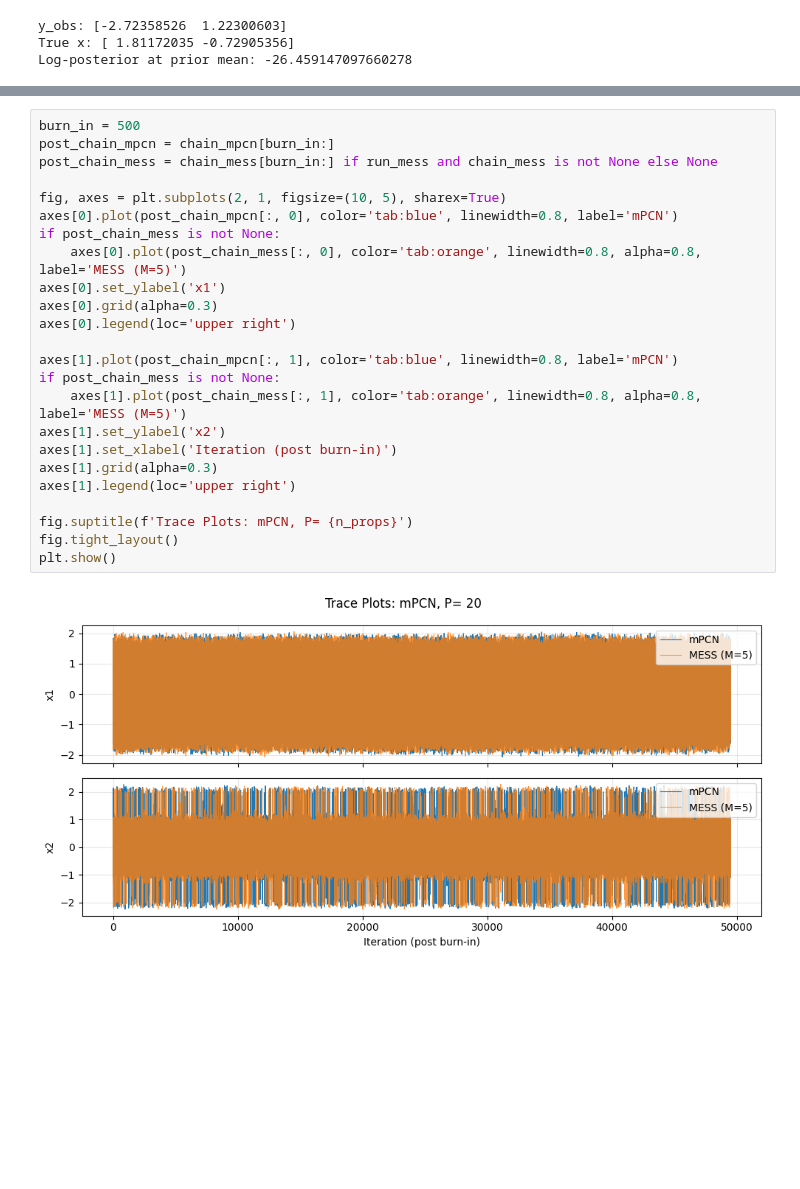
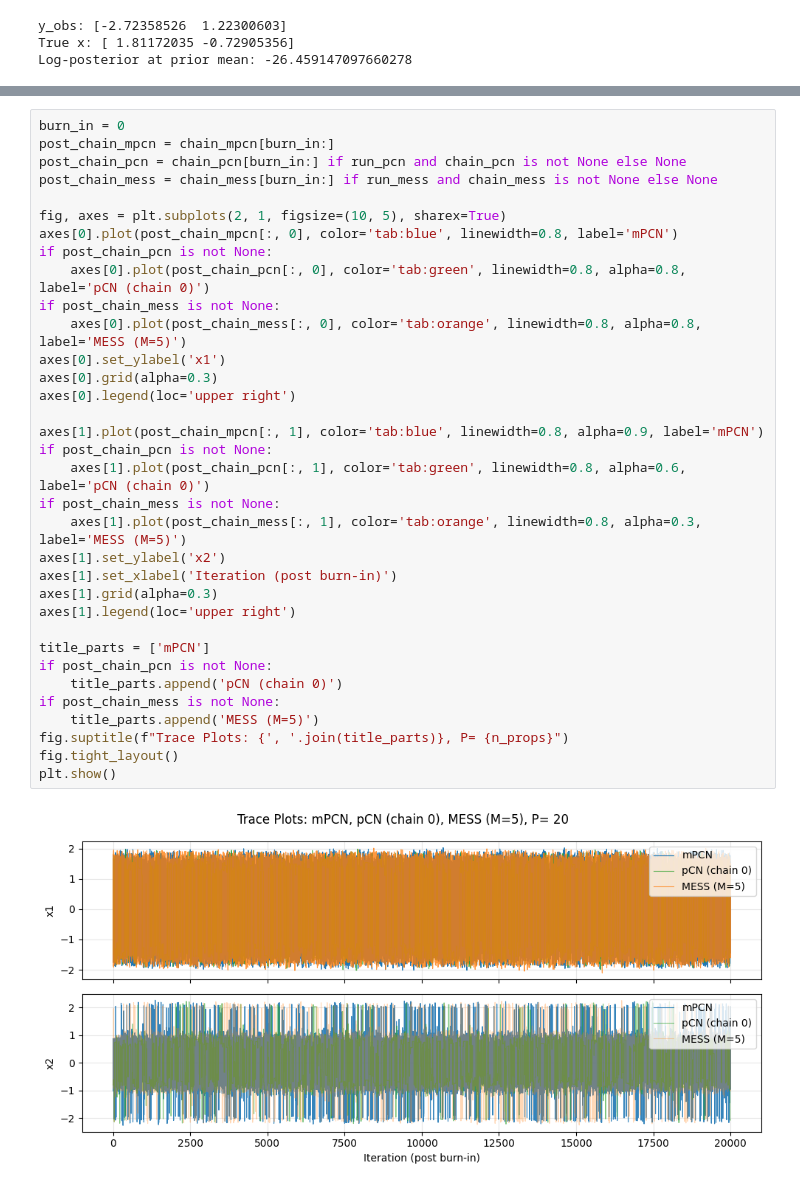
Before and after one commit to guillerminasenn/multiproposal-internal, a Jupyter notebook: notebooks/02_toy_multiwell_mpcn.ipynb, the cells around one changed output, grey strips where cells are left out. Saved outputs shown, nothing was run; the diff lists cells and outputs as text; blank space fills up the shorter version.

Commit message:
implemented check for independent pcn chains. NOTE: Verify results

```diff
--- a/notebooks/02_toy_multiwell_mpcn.ipynb
+++ b/notebooks/02_toy_multiwell_mpcn.ipynb
@@ -310,29 +385,39 @@ MESS (M=5) ESS per minute: 936661.06
 # %%
-burn_in = 500
+burn_in = 0
 post_chain_mpcn = chain_mpcn[burn_in:]
+post_chain_pcn = chain_pcn[burn_in:] if run_pcn and chain_pcn is not None else None
 post_chain_mess = chain_mess[burn_in:] if run_mess and chain_mess is not None else None
 
 fig, axes = plt.subplots(2, 1, figsize=(10, 5), sharex=True)
 axes[0].plot(post_chain_mpcn[:, 0], color='tab:blue', linewidth=0.8, label='mPCN')
+if post_chain_pcn is not None:
+    axes[0].plot(post_chain_pcn[:, 0], color='tab:green', linewidth=0.8, alpha=0.8, label='pCN (chain 0)')
 if post_chain_mess is not None:
     axes[0].plot(post_chain_mess[:, 0], color='tab:orange', linewidth=0.8, alpha=0.8, label='MESS (M=5)')
 axes[0].set_ylabel('x1')
 axes[0].grid(alpha=0.3)
 axes[0].legend(loc='upper right')
 
-axes[1].plot(post_chain_mpcn[:, 1], color='tab:blue', linewidth=0.8, label='mPCN')
+axes[1].plot(post_chain_mpcn[:, 1], color='tab:blue', linewidth=0.8, alpha=0.9, label='mPCN')
+if post_chain_pcn is not None:
+    axes[1].plot(post_chain_pcn[:, 1], color='tab:green', linewidth=0.8, alpha=0.6, label='pCN (chain 0)')
 if post_chain_mess is not None:
-    axes[1].plot(post_chain_mess[:, 1], color='tab:orange', linewidth=0.8, alpha=0.8, label='MESS (M=5)')
+    axes[1].plot(post_chain_mess[:, 1], color='tab:orange', linewidth=0.8, alpha=0.3, label='MESS (M=5)')
 axes[1].set_ylabel('x2')
 axes[1].set_xlabel('Iteration (post burn-in)')
 axes[1].grid(alpha=0.3)
 axes[1].legend(loc='upper right')
 
-fig.suptitle(f'Trace Plots: mPCN, P= {n_props}')
+title_parts = ['mPCN']
+if post_chain_pcn is not None:
+    title_parts.append('pCN (chain 0)')
+if post_chain_mess is not None:
+    title_parts.append('MESS (M=5)')
+fig.suptitle(f"Trace Plots: {', '.join(title_parts)}, P= {n_props}")
 fig.tight_layout()
 plt.show()
 # %% [output]
-[figure, old version]
+[figure, new version]
 # %%
 fig, axes = plt.subplots(1, 2, figsize=(10, 3))
 bins = 40
```
Also changed, not shown: parts of 20 cells of this notebook.
